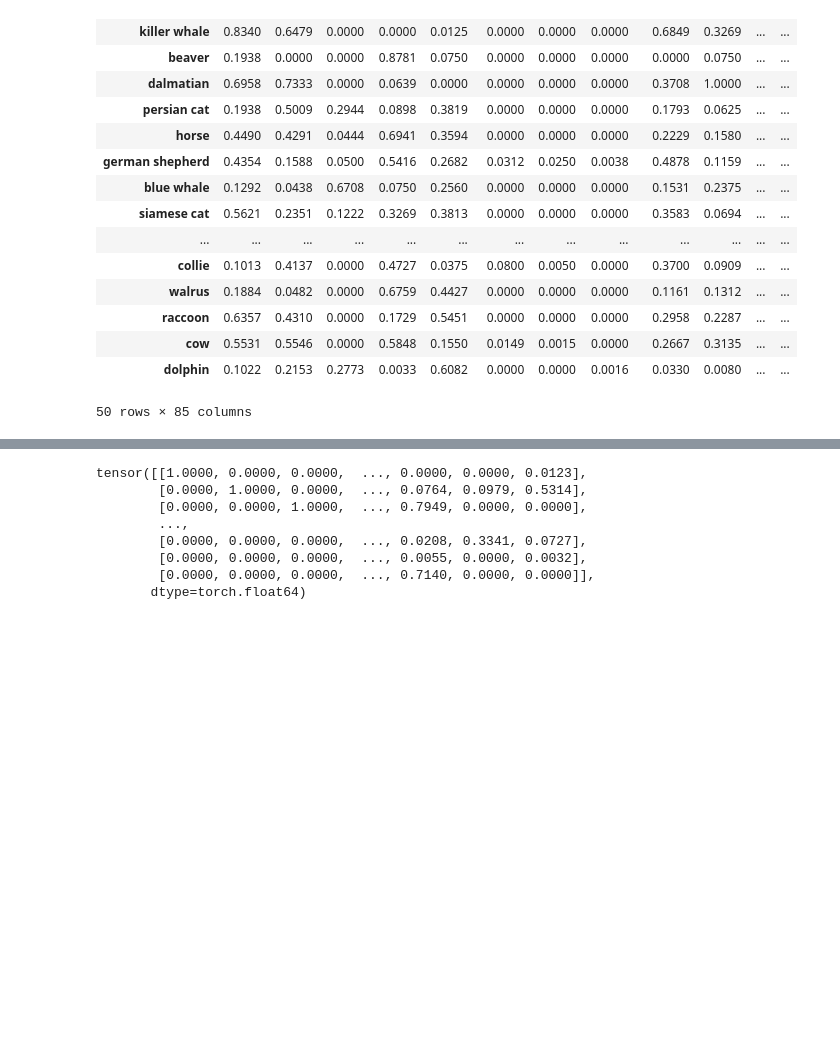
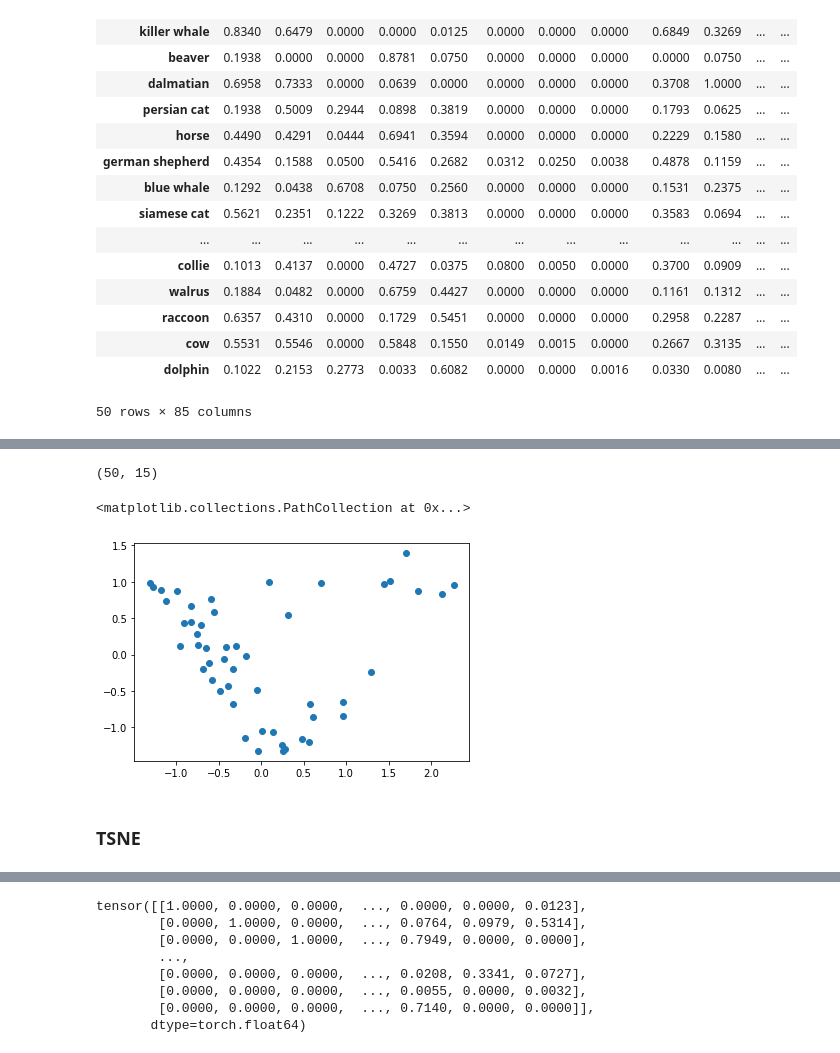
Before and after one commit to aribeller/psych209_finalproject, a Jupyter notebook: scratchpad.ipynb, the cells around one changed output, grey strips where cells are left out. Cells and saved outputs as stored; diff of their text form; code cells hidden in the pictures; blank space fills up the shorter version.

```diff
--- a/scratchpad.ipynb
+++ b/scratchpad.ipynb
@@ -54,0 +154,15 @@ data_array_torch = torch.tensor(data_array)
+# %%
+features_PCA = PCA(n_components=15).fit_transform(feature_array)
+features_PCA.shape
+# %% [output]
+(50, 15)
+# %%
+x = features_PCA[:,0]
+y = features_PCA[:,1]
+
+plt.scatter(x,y)
+# %% [output]
+<matplotlib.collections.PathCollection at 0x...>
+[figure, added]
+# %% [markdown]
+### TSNE
```
Also changed, not shown: parts of 39 cells of this notebook, 4 other files.
